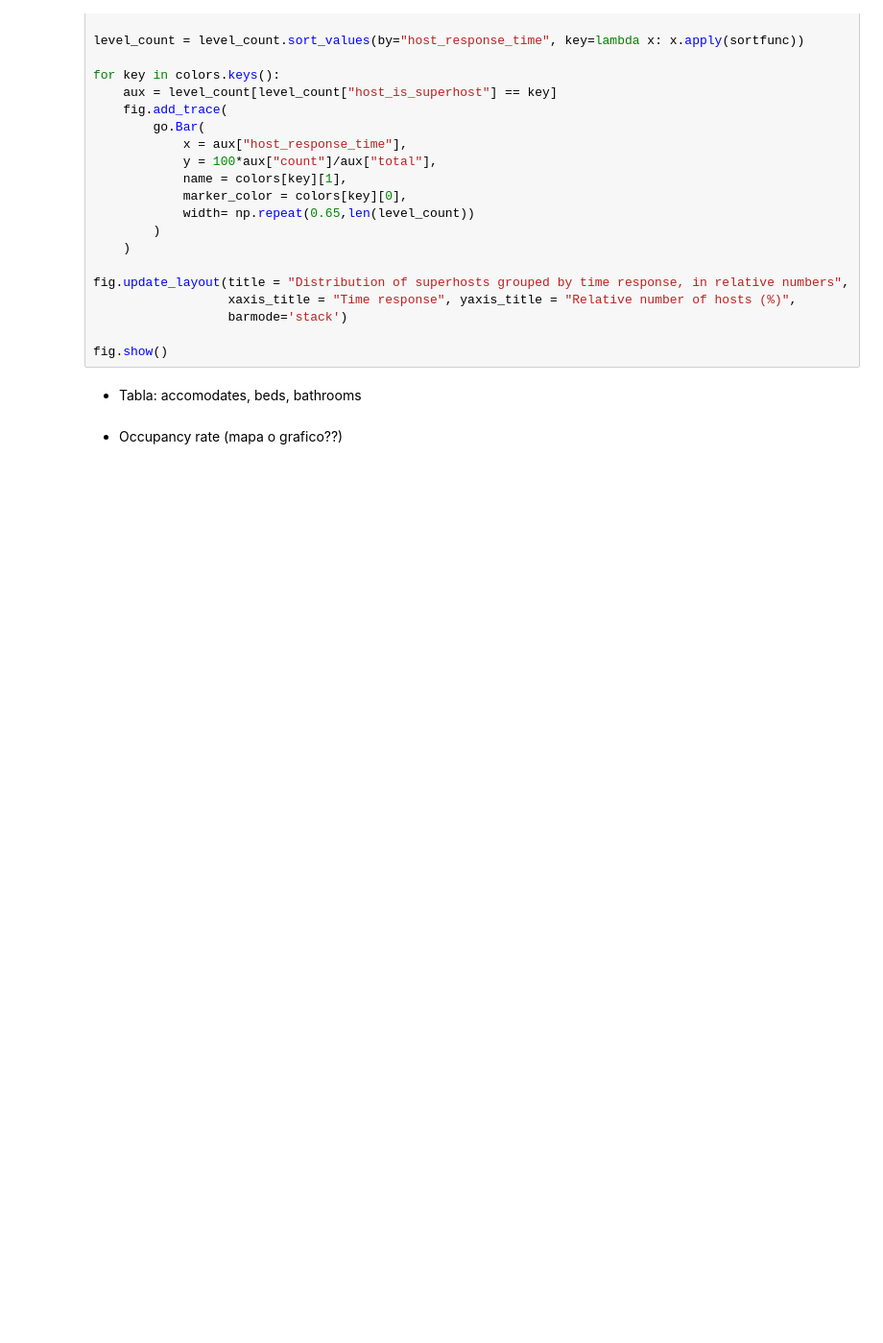
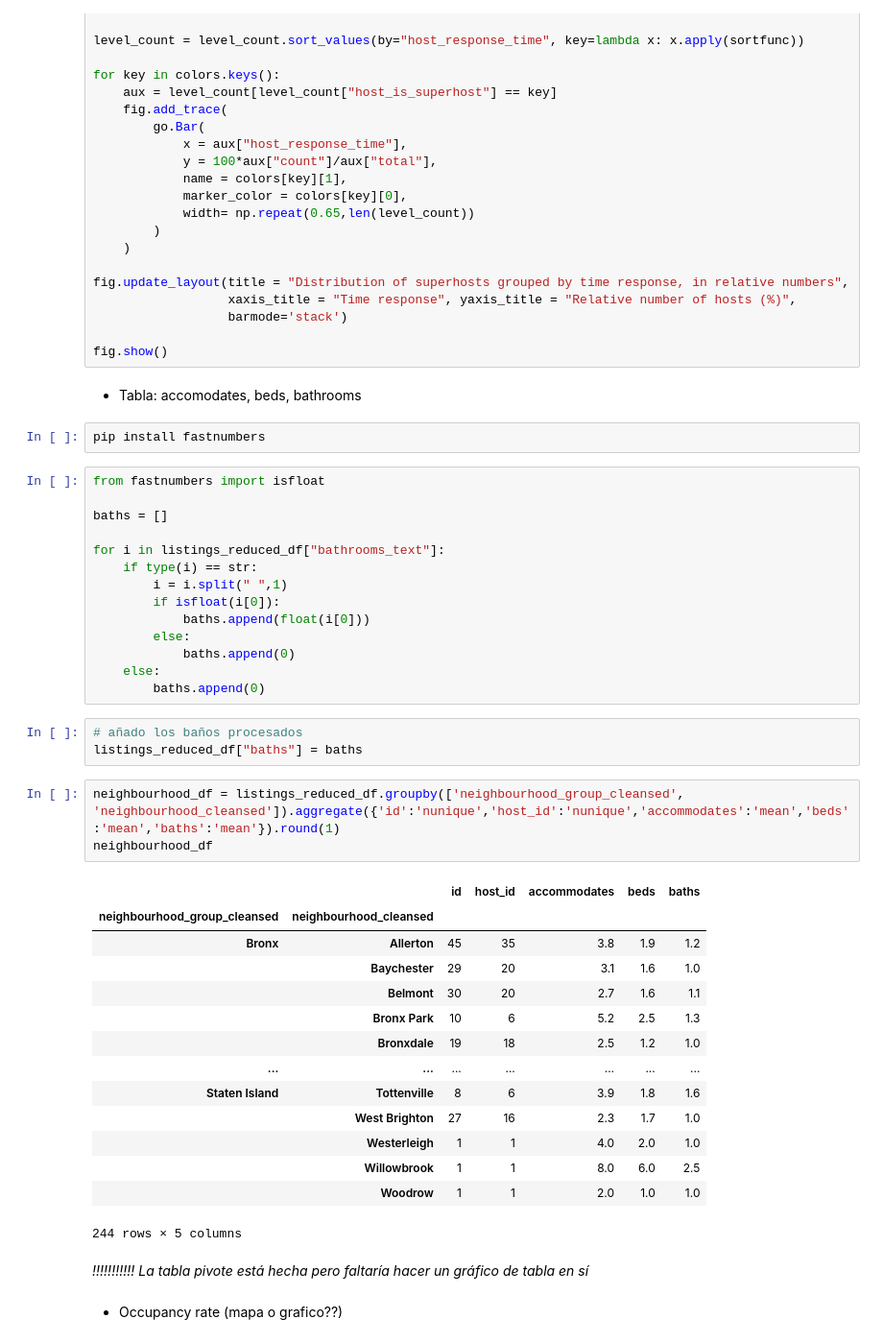
Before and after one commit to Divasson/VisualizacionDatosAirBnB, a Jupyter notebook: Dash/graphs/dash_graphs_info.ipynb, the cells around one changed output. Shown at 96% size. Cells and saved outputs as stored; diff of their text form; blank space fills up the shorter version.

Commit message:
tabla con info de hosts hecha (quedaria ponerlo en forma grafico)

```diff
--- a/Dash/graphs/dash_graphs_info.ipynb
+++ b/Dash/graphs/dash_graphs_info.ipynb
@@ -324,5 +324,44 @@ fig.show()
 # %% [markdown]
 
    * Tabla: accomodates, beds, bathrooms
+# %%
+pip install fastnumbers
+# %%
+from fastnumbers import isfloat
+
+baths = []
+
+for i in listings_reduced_df["bathrooms_text"]:
+    if type(i) == str:
+        i = i.split(" ",1)
+        if isfloat(i[0]):
+            baths.append(float(i[0]))
+        else:
+            baths.append(0)
+    else:
+        baths.append(0)
+# %%
+# añado los baños procesados
+listings_reduced_df["baths"] = baths
+# %%
+neighbourhood_df = listings_reduced_df.groupby(['neighbourhood_group_cleansed', 'neighbourhood_cleansed']).aggregate({'id':'nunique','host_id':'nunique','accommodates':'mean','beds':'mean','baths':'mean'}).round(1)
+neighbourhood_df
+# %% [output]
+|  |  | id | host_id | accommodates | beds | baths |
+| neighbourhood_group_cleansed | neighbourhood_cleansed |  |  |  |  |  |
+| Bronx | Allerton | 45 | 35 | 3.8 | 1.9 | 1.2 |
+|  | Baychester | 29 | 20 | 3.1 | 1.6 | 1.0 |
+|  | Belmont | 30 | 20 | 2.7 | 1.6 | 1.1 |
+|  | Bronx Park | 10 | 6 | 5.2 | 2.5 | 1.3 |
+|  | Bronxdale | 19 | 18 | 2.5 | 1.2 | 1.0 |
+| ... | ... | ... | ... | ... | ... | ... |
+| Staten Island | Tottenville | 8 | 6 | 3.9 | 1.8 | 1.6 |
+|  | West Brighton | 27 | 16 | 2.3 | 1.7 | 1.0 |
+|  | Westerleigh | 1 | 1 | 4.0 | 2.0 | 1.0 |
+|  | Willowbrook | 1 | 1 | 8.0 | 6.0 | 2.5 |
+|  | Woodrow | 1 | 1 | 2.0 | 1.0 | 1.0 |
+244 rows × 5 columns
+# %% [markdown]
+*!!!!!!!!!!! La tabla pivote está hecha pero faltaría hacer un gráfico de tabla en sí*
 # %% [markdown]
    * Occupancy rate (mapa o grafico??)
```
Also changed, not shown: parts of 6 cells of this notebook.
